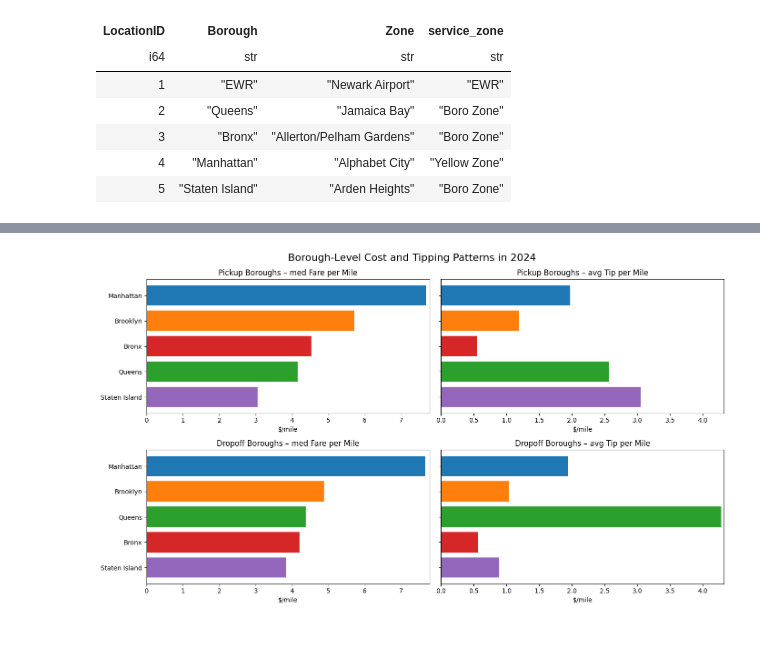
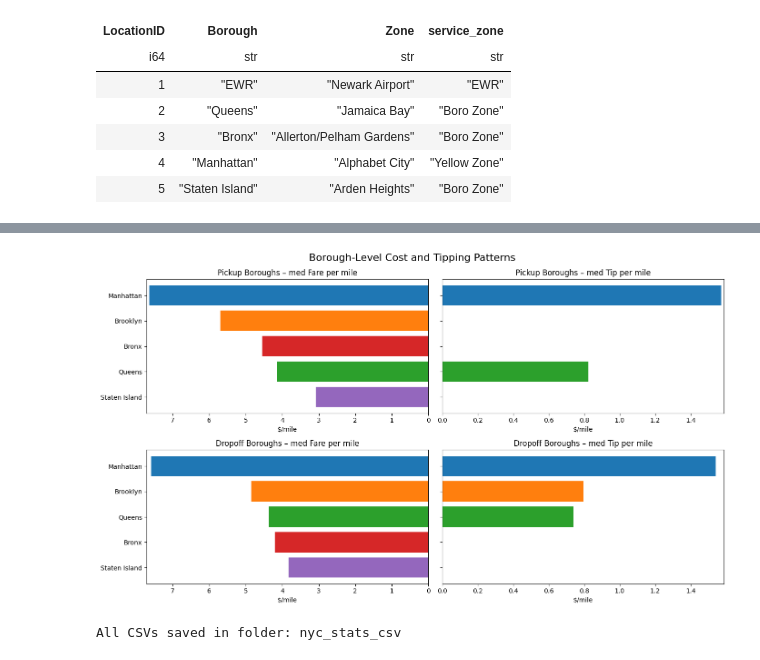
Before and after one commit to Zhanqiu-Guo/NYC-Yellow-Cab, a Jupyter notebook: geo_EDA.ipynb, the cells around one changed output, grey strips where cells are left out. Saved outputs shown, nothing was run; the diff lists cells and outputs as text; code cells hidden in the pictures.

```diff
--- a/geo_EDA.ipynb
+++ b/geo_EDA.ipynb
@@ -260,12 +291,19 @@ pu_borough_stats = (
     .group_by("Borough_PU")
     .agg([
         pl.len().alias("n_trips"),
+
         pl.mean("fare_per_mile").alias("avg_fare_per_mile"),
         pl.median("fare_per_mile").alias("med_fare_per_mile"),
+
+        pl.mean("fare_per_hour").alias("avg_fare_per_hour"),
+        pl.median("fare_per_hour").alias("med_fare_per_hour"),
+
         pl.mean("tip_per_mile").alias("avg_tip_per_mile"),
         pl.median("tip_per_mile").alias("med_tip_per_mile"),
+
+        pl.mean("tip_per_hour").alias("avg_tip_per_hour"),
+        pl.median("tip_per_hour").alias("med_tip_per_hour"),
     ])
-    .sort("med_fare_per_mile", descending=True)
     .collect()
 )
 
@@ -274,25 +312,36 @@ do_borough_stats = (
     .group_by("Borough_DO")
     .agg([
         pl.len().alias("n_trips"),
+
         pl.mean("fare_per_mile").alias("avg_fare_per_mile"),
         pl.median("fare_per_mile").alias("med_fare_per_mile"),
+
+        pl.mean("fare_per_hour").alias("avg_fare_per_hour"),
+        pl.median("fare_per_hour").alias("med_fare_per_hour"),
+
         pl.mean("tip_per_mile").alias("avg_tip_per_mile"),
         pl.median("tip_per_mile").alias("med_tip_per_mile"),
+
+        pl.mean("tip_per_hour").alias("avg_tip_per_hour"),
+        pl.median("tip_per_hour").alias("med_tip_per_hour"),
     ])
-    .sort("med_fare_per_mile", descending=True)
     .collect()
 )
 # %%
 FARE = "med"
-TIP = "avg"
+TIP = "med"
+DENOM = "mile"
 
-pu_boros = pu_borough_stats["Borough_PU"].to_list()
-pu_fare = pu_borough_stats[f"{FARE}_fare_per_mile"].to_list()
-pu_tip = pu_borough_stats[f"{TIP}_tip_per_mile"].to_list()
+pu_top = pu_borough_stats.sort(f"{FARE}_fare_per_{DENOM}", descending=True)
+do_top = do_borough_stats.sort(f"{FARE}_fare_per_{DENOM}", descending=True)
 
-do_boros = do_borough_stats["Borough_DO"].to_list()
-do_fare = do_borough_stats[f"{FARE}_fare_per_mile"].to_list()
-do_tip = do_borough_stats[f"{TIP}_tip_per_mile"].to_list()
+pu_boros = pu_top["Borough_PU"].to_list()
+pu_fare = pu_top[f"{FARE}_fare_per_{DENOM}"].to_list()
+pu_tip = pu_top[f"{TIP}_tip_per_{DENOM}"].to_list()
+
+do_boros = do_top["Borough_DO"].to_list()
+do_fare = do_top[f"{FARE}_fare_per_{DENOM}"].to_list()
+do_tip = do_top[f"{TIP}_tip_per_{DENOM}"].to_list()
 
 pu_colors = [borough_colors[b] for b in pu_boros]
 do_colors = [borough_colors[b] for b in do_boros]
@@ -302,42 +351,55 @@ fig, axs = plt.subplots(
     ncols=2,
     figsize=(14, 8),
     sharey="row"
 )
 
 axs[0, 0].barh(pu_boros, pu_fare, color=pu_colors)
-axs[0, 0].set_title(f"Pickup Boroughs – {FARE} Fare per Mile")
-axs[0, 0].set_xlabel("$/mile")
+axs[0, 0].set_title(f"Pickup Boroughs – {FARE} Fare per {DENOM}")
+axs[0, 0].set_xlabel(f"$/{DENOM}")
 axs[0, 0].invert_yaxis()
 
 axs[0, 1].barh(pu_boros, pu_tip, color=pu_colors)
-axs[0, 1].set_title(f"Pickup Boroughs – {TIP} Tip per Mile")
-axs[0, 1].set_xlabel("$/mile")
+axs[0, 1].set_title(f"Pickup Boroughs – {TIP} Tip per {DENOM}")
+axs[0, 1].set_xlabel(f"$/{DENOM}")
 
 axs[1, 0].barh(do_boros, do_fare, color=do_colors)
-axs[1, 0].set_title(f"Dropoff Boroughs – {FARE} Fare per Mile")
-axs[1, 0].set_xlabel("$/mile")
+axs[1, 0].set_title(f"Dropoff Boroughs – {FARE} Fare per {DENOM}")
+axs[1, 0].set_xlabel(f"$/{DENOM}")
 axs[1, 0].invert_yaxis()
 
 axs[1, 1].barh(do_boros, do_tip, color=do_colors)
-axs[1, 1].set_title(f"Dropoff Boroughs – {TIP} Tip per Mile")
-axs[1, 1].set_xlabel("$/mile")
+axs[1, 1].set_title(f"Dropoff Boroughs – {TIP} Tip per {DENOM}")
+axs[1, 1].set_xlabel(f"$/{DENOM}")
 
 # Limits
 fare_max = max(max(pu_fare), max(do_fare))
 tip_max = max(max(pu_tip), max(do_tip))
 
-axs[0, 0].set_xlim(0, fare_max * 1.01)
-axs[1, 0].set_xlim(0, fare_max * 1.01)
+axs[0, 0].set_xlim(fare_max * 1.01, 0)
+axs[1, 0].set_xlim(fare_max * 1.01, 0)
 
 axs[0, 1].set_xlim(0, tip_max * 1.01)
 axs[1, 1].set_xlim(0, tip_max * 1.01)
 
 fig.suptitle(
-    f"Borough-Level Cost and Tipping Patterns in {file_str}",
+    f"Borough-Level Cost and Tipping Patterns",
     fontsize=16
 )
 
 plt.tight_layout()
 plt.show()
 # %% [output]
-[figure, old version]
+[figure, new version]
+# %%
+output_dir = "nyc_stats_csv"
+os.makedirs(output_dir, exist_ok=True)
+
+pu_zone_stats.write_csv(os.path.join(output_dir, "pu_zone_stats.csv"))
+do_zone_stats.write_csv(os.path.join(output_dir, "do_zone_stats.csv"))
+
+pu_borough_stats.write_csv(os.path.join(output_dir, "pu_borough_stats.csv"))
+do_borough_stats.write_csv(os.path.join(output_dir, "do_borough_stats.csv"))
+
+print(f"All CSVs saved in folder: {output_dir}")
+# %% [output]
+All CSVs saved in folder: nyc_stats_csv
```
Also changed, not shown: parts of 6 cells of this notebook.
